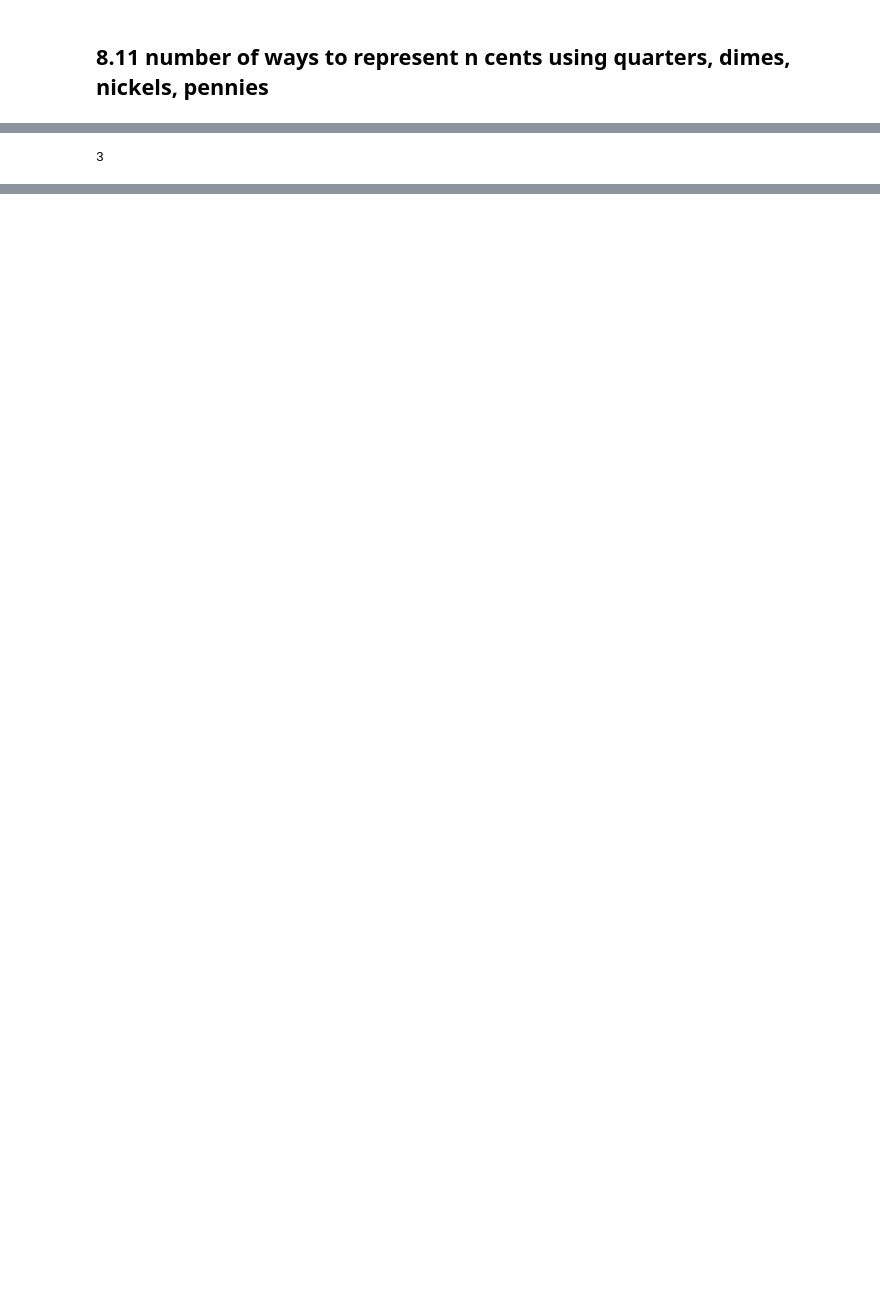
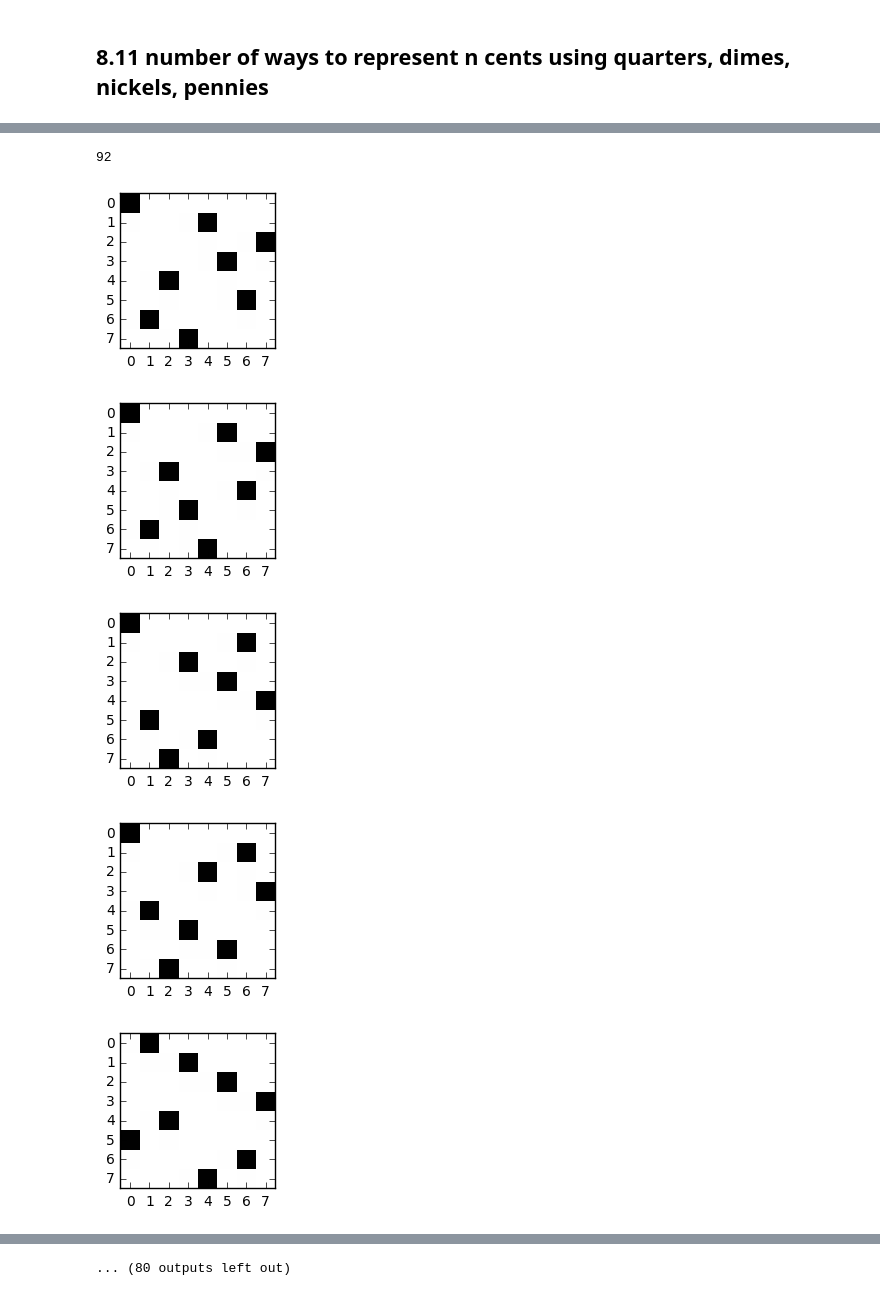
Before and after one commit to ronnnwu/codetheInterviewExercises, a Jupyter notebook: Ch8.ipynb, the cells around one changed output, grey strips where cells are left out. Cells and saved outputs as stored; diff of their text form; code cells hidden in the pictures; blank space fills up the shorter version.

```diff
--- a/Ch8.ipynb
+++ b/Ch8.ipynb
@@ -340,4 +365,27 @@ print coinWays(n)
-# %%
-max(1,2,3)
-# %% [output]
-3
+# %%
+import numpy as np
+import copy
+size = 8
+board = np.zeros((size, size))
+ans = []
+
+def eightQueens(board1, ans, r=0):
+    for c in range(size):
+        board = copy.copy(board1)
+        if board[r][c] == 0:
+            board[r][c] = 1
+            for rr in range(r+1, size):
+                board[rr][c] = -1
+                if c - (rr - r) >= 0:
+                    board[rr][c - (rr - r)] = -1
+                if c + (rr - r) < size:
+                    board[rr][c + (rr - r)] = -1
+
+            if r == size - 1:
+                for i in range(size):
+                    for j in range(size):
+                        if board[i][j] == -1:
+                            board[i][j] = 0
+                ans.append(board)
+            else:
+                eightQueens(board, ans, r+1)
@@ -343,0 +394,6 @@ max(1,2,3)
+# %%
+print len(ans)
+# according to https://en.wikipedia.org/wiki/Eight_queens_puzzle
+# there should be 92. Many of them are rotation symmetric to each other
+# %% [output]
+92
@@ -343,0 +404,11 @@ max(1,2,3)
+# %%
+for a in ans:
+    plt.figure(figsize=(2,2))
+    plt.imshow(a,interpolation='none',cmap='binary')
+    plt.show()
+# %% [output]
+[figure, added]
+[figure, added]
+[figure, added]
+[figure, added]
+[figure, added]
@@ -343,0 +422 @@ max(1,2,3)
+... (80 outputs left out)
```
Also changed, not shown: parts of 23 cells of this notebook.
